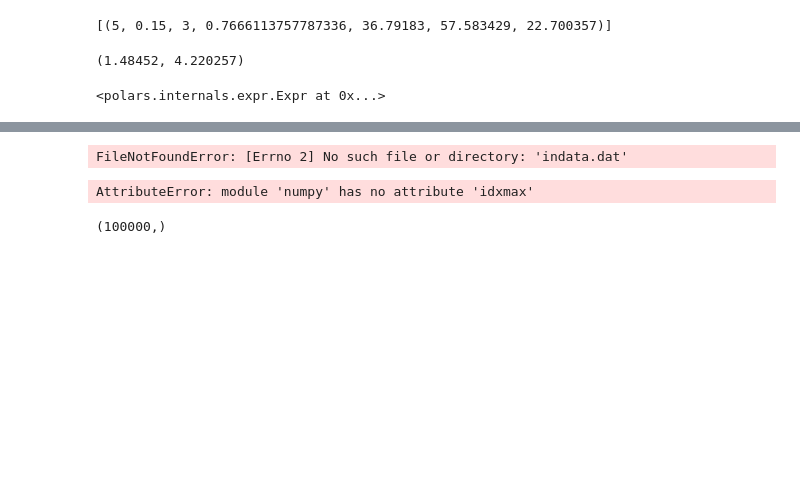
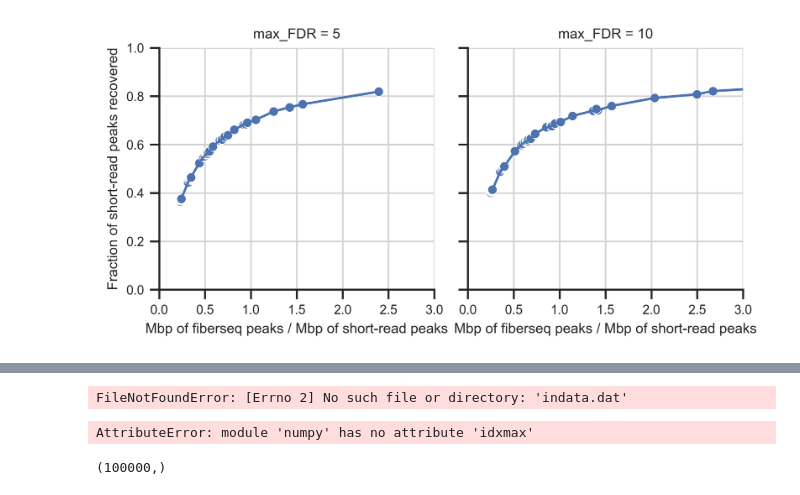
Before and after one commit to mrvollger/fibertools, a Jupyter notebook: scripts/play.ipynb, the cells around one changed output, grey strips where cells are left out. Drawn from its saved outputs; the diff is of its cells as text; code cells hidden in the pictures; blank space fills up the shorter version.

```diff
--- a/scripts/play.ipynb
+++ b/scripts/play.ipynb
@@ -184,5 +186,6 @@ Wall time: 18.1 s
 33.243146
 # %%
-dhs = pl.read_csv("../data/GM12878_DHS.bed.gz", sep="\t",new_columns=["ct","st","en"], )#.filter(pl.col("name") == "DHS" )
-dhs.shape, dhs.head
+tdhs = pl.read_csv("../data/GM12878_DHS.bed.gz", sep="\t",new_columns=["ct","st","en"], )#.filter(pl.col("name") == "DHS" )
+dhs = pl.read_csv("../data/ENCFF503GCK.bed.gz", sep="\t",new_columns=["ct","st","en"], )#.filter(pl.col("name") == "DHS" )
+dhs.shape[0]/1e6, tdhs.shape[0]/1e6
 # %% [output]
@@ -239,12 +230,17 @@ Wall time: 8.11 µs
 # %%
 %%time
-thresh = [5,10]; min_frac = [0.1, 0.15, 0.2, 0.25, 0.3]; min_count = [3,4,5]
+pool=Pool(os.cpu_count()//2)
+
+thresh = [5,10]; min_frac = [0.1, 0.15, 0.2, 0.25, 0.3, 0.4, 0.5]; min_count = [3,4,5]
+inputs = []
 results = []
 for t in thresh:
     for f in min_frac:
         for n in min_count:
-            z=DataFrameOverlap(make_calls(df, min_count=n, min_frac=f, thresh=t))
-            results.append((t,f,n, *get_summary_stats(z)))
-            print(t,f,n)
-            break
+                inputs.append( (df.clone(), dhs.clone(), n, f, t) )
+                results.append(inner_loop(inputs[-1]))
+                print(results[-1])
+
+#results = pool.map_async(inner_loop, inputs)
+pool.close()
 # %% [output]
@@ -263,12 +395,24 @@ Wall time: 2min 57s
-# %%
-results
-# %% [output]
-[(5, 0.15, 3, 0.7666113757787336, 36.79183, 57.583429, 22.700357)]
-# %%
-len(set(seen))/1e6, z.df.shape[0]/1e6
-# %% [output]
-(1.48452, 4.220257)
-# %%
-pl.repeat(z.df.shape[0],False)
-# %% [output]
-<polars.internals.expr.Expr at 0x...>
+# %%
+auc = pd.DataFrame(results, columns=["max_FDR", "min_frac_fibers_acc", "min_num_fibers_acc", "frac_dhs_called", "dhs_mbp", "acc_mbp", "overlap_mbp"]).sort_values("frac_dhs_called")
+auc["mbp_ratio"] = auc.acc_mbp/auc.dhs_mbp
+#print(auc.head(2))
+import seaborn as sns
+
+sns.set_context("notebook", font_scale=0.75)
+plt.rcParams['figure.figsize'] = [12, 12]
+plt.rcParams['figure.dpi']= 500
+
+g = sns.FacetGrid(auc, col="max_FDR")
+g.map(sns.lineplot, "mbp_ratio", "frac_dhs_called")
+#ax = sns.lineplot(data=auc, x="mbp_ratio", y="frac_dhs_called")
+g.map(sns.scatterplot, "mbp_ratio", "frac_dhs_called")
+g.map(plt.grid, color="lightgray")
+
+plt.ylim(0,1)
+plt.xlim(0,3)
+g.set_axis_labels("Mbp of fiberseq peaks / Mbp of short-read peaks", "Fraction of short-read peaks recovered")
+#plt.show()
+g.tight_layout()
+plt.savefig("/Users/mrvollger/Desktop/fiberseq_accesibility_calls_calabration_curve.pdf")
+# %% [output]
+[figure, added]
```
Also changed, not shown: parts of 9 cells of this notebook, 6 other files.
